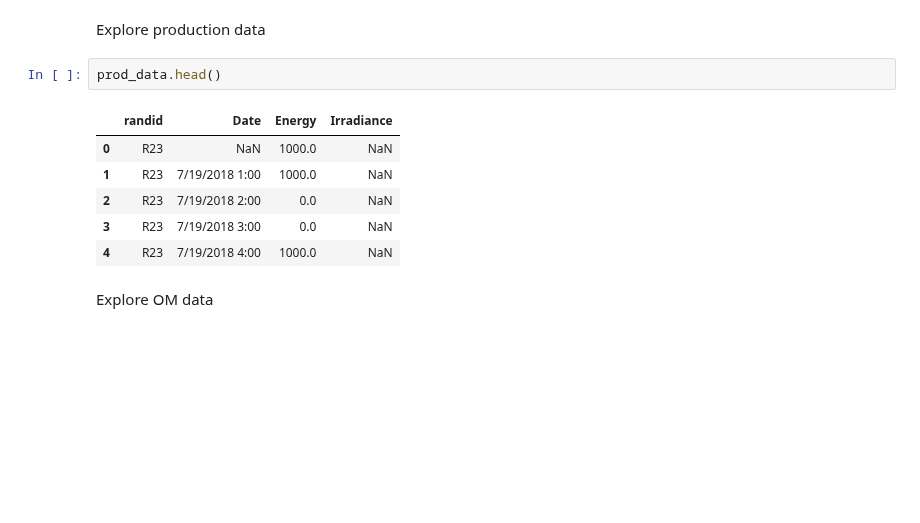
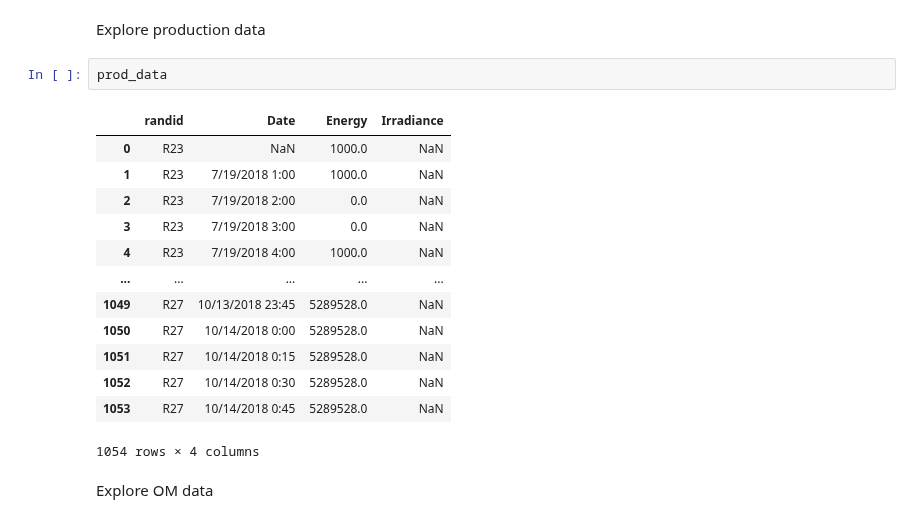
Before and after one commit to sandialabs/pvOps, a Jupyter notebook: examples/tutorial_text2time_module.ipynb, the cells around one changed output. Drawn from its saved outputs; the diff is of its cells as text; blank space fills up the shorter version.

```diff
--- a/examples/tutorial_text2time_module.ipynb
+++ b/examples/tutorial_text2time_module.ipynb
@@ -30,14 +30,21 @@ metadata = pd.read_csv(example_metapath, on_bad_lines='skip', engine='python')
 # %% [markdown]
 Explore production data
 # %%
-prod_data.head()
+prod_data
 # %% [output]
 |  | randid | Date | Energy | Irradiance |
 | 0 | R23 | NaN | 1000.0 | NaN |
 | 1 | R23 | 7/19/2018 1:00 | 1000.0 | NaN |
 | 2 | R23 | 7/19/2018 2:00 | 0.0 | NaN |
 | 3 | R23 | 7/19/2018 3:00 | 0.0 | NaN |
 | 4 | R23 | 7/19/2018 4:00 | 1000.0 | NaN |
+| ... | ... | ... | ... | ... |
+| 1049 | R27 | 10/13/2018 23:45 | 5289528.0 | NaN |
+| 1050 | R27 | 10/14/2018 0:00 | 5289528.0 | NaN |
+| 1051 | R27 | 10/14/2018 0:15 | 5289528.0 | NaN |
+| 1052 | R27 | 10/14/2018 0:30 | 5289528.0 | NaN |
+| 1053 | R27 | 10/14/2018 0:45 | 5289528.0 | NaN |
+1054 rows × 4 columns
 # %% [markdown]
 Explore OM data
 # %%
```
Also changed, not shown: parts of 16 cells of this notebook, 6 other files.
